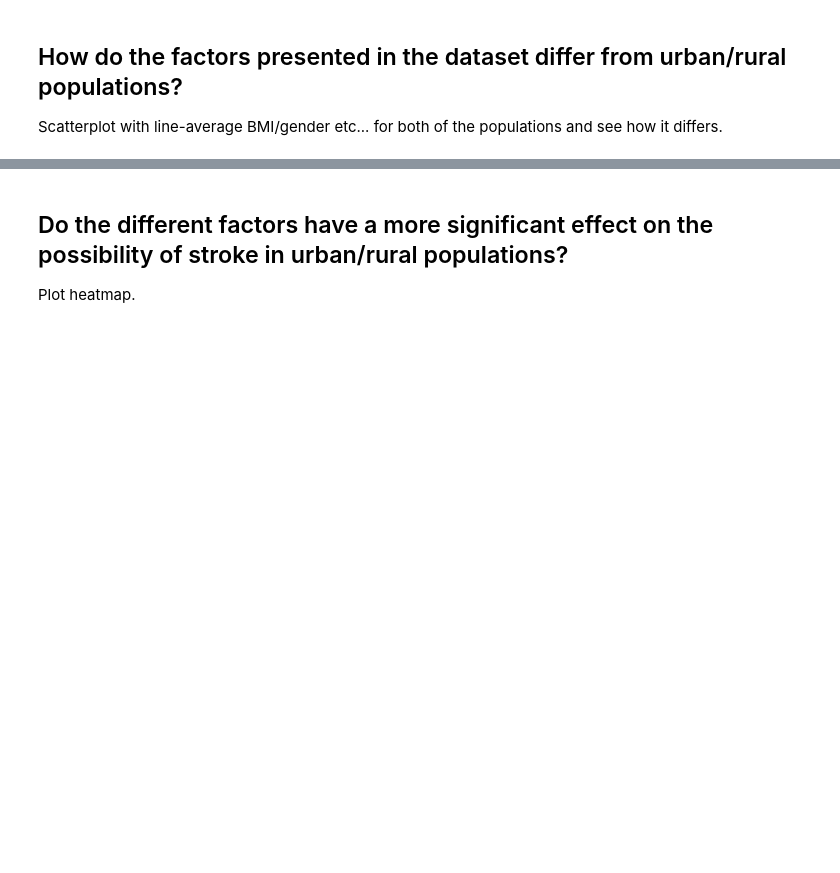
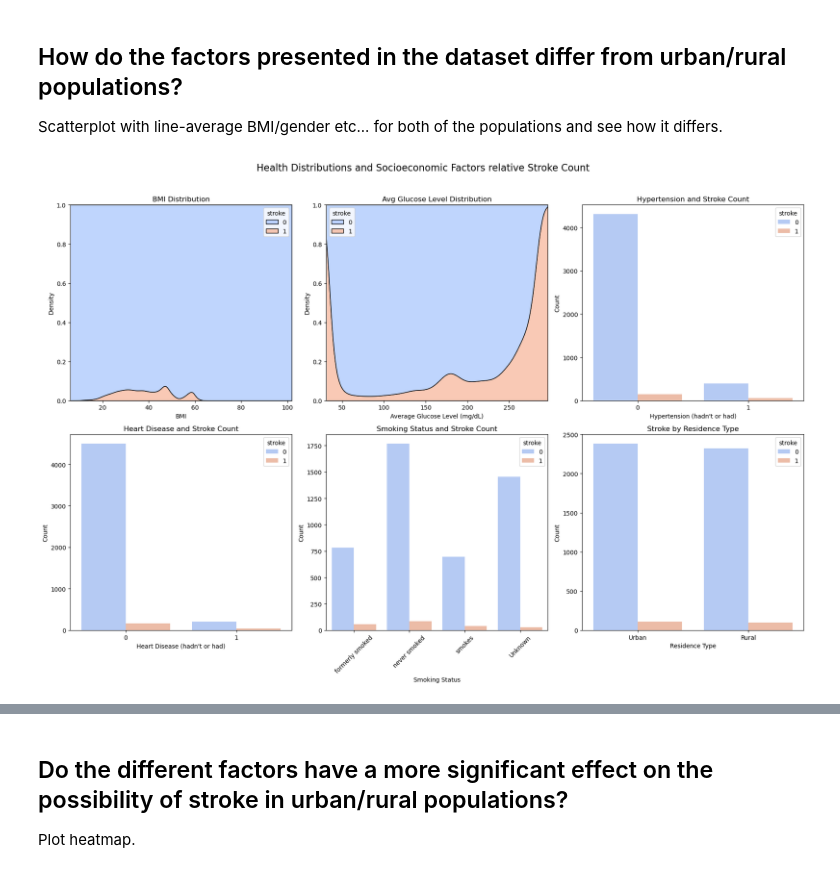
Before and after one commit to MrHEFF/su-mt4007, a Jupyter notebook: HW3/HW3.ipynb, the cells around one changed output, grey strips where cells are left out. Cells and saved outputs as stored; diff of their text form; code cells hidden in the pictures; blank space fills up the shorter version.

```diff
--- a/HW3/HW3.ipynb
+++ b/HW3/HW3.ipynb
@@ -312,3 +331,97 @@ Plot how many have been affected by stroke in the two populations and see which
 # %% [markdown]
 ## How do the factors presented in the dataset differ from urban/rural populations?
 Scatterplot with line-average BMI/gender etc... for both of the populations and see how it differs.
+# %%
+df3_health_cleaned = df3.dropna(subset=[
+    "hypertension",
+    "heart_disease",
+    "avg_glucose_level",
+    "bmi",
+    "smoking_status",
+    "stroke",
+    "Residence_type"
+])
+
+fig, axes = plt.subplots(2, 3, figsize=(18, 12))  # Create a grid of 2 rows, 3 columns
+fig.suptitle("Health Distributions and Socioeconomic Factors relative Stroke Count", fontsize=16, y=1.02)
+
+# plot 1: bmi distribution with stroke
+sns.kdeplot(
+    data=df3_health_cleaned,
+    x="bmi",
+    hue="stroke",
+    multiple="fill",
+    ax=axes[0, 0],
+    palette="coolwarm"
+)
+axes[0, 0].set_title("BMI Distribution")
+axes[0, 0].set_xlabel("BMI")
+axes[0, 0].set_ylabel("Density")
+
+# plot 2: aaverage glucose distribution with stroke
+sns.kdeplot(
+    data=df3_health_cleaned,
+    x="avg_glucose_level",
+    hue="stroke",
+    multiple="fill",
+    ax=axes[0, 1],
+    palette="coolwarm"
+)
+axes[0, 1].set_title("Avg Glucose Level Distribution")
+axes[0, 1].set_xlabel("Average Glucose Level (mg/dL)")
+axes[0, 1].set_ylabel("Density")
+
+# plot 3: hypertension count with stroke
+sns.countplot(
+    data=df3_health_cleaned,
+    x="hypertension",
+    hue="stroke",
+    ax=axes[0, 2],
+    palette="coolwarm"
+)
+axes[0, 2].set_title("Hypertension and Stroke Count")
+axes[0, 2].set_xlabel("Hypertension (hadn't or had)")
+axes[0, 2].set_ylabel("Count")
+
+# plot 4: heart disease count with stroke
+sns.countplot(
+    data=df3_health_cleaned,
+    x="heart_disease",
+    hue="stroke",
+    ax=axes[1, 0],
+    palette="coolwarm"
+)
+axes[1, 0].set_title("Heart Disease and Stroke Count")
+axes[1, 0].set_xlabel("Heart Disease (hadn't or had)")
+axes[1, 0].set_ylabel("Count")
+
+# plot 5: smoking status distribution with stroke
+sns.countplot(
+    data=df3_health_cleaned,
+    x="smoking_status",
+    hue="stroke",
+    ax=axes[1, 1],
+    palette="coolwarm"
+)
+axes[1, 1].set_title("Smoking Status and Stroke Count")
+axes[1, 1].set_xlabel("Smoking Status")
+axes[1, 1].set_ylabel("Count")
+axes[1, 1].tick_params(axis='x', rotation=45)
+
+# plot 6: stroke by sesidence type
+sns.countplot(
+    data=df3_health_cleaned,
+    x="Residence_type",
+    hue="stroke",
+    ax=axes[1, 2],
+    palette="coolwarm"
+)
+axes[1, 2].set_title("Stroke by Residence Type")
+axes[1, 2].set_xlabel("Residence Type")
+axes[1, 2].set_ylabel("Count")
+
+# Adjust layout
+plt.tight_layout()
+plt.show()
+# %% [output]
+[figure, added]
```
Also changed, not shown: parts of 4 cells of this notebook, 3 other files.
